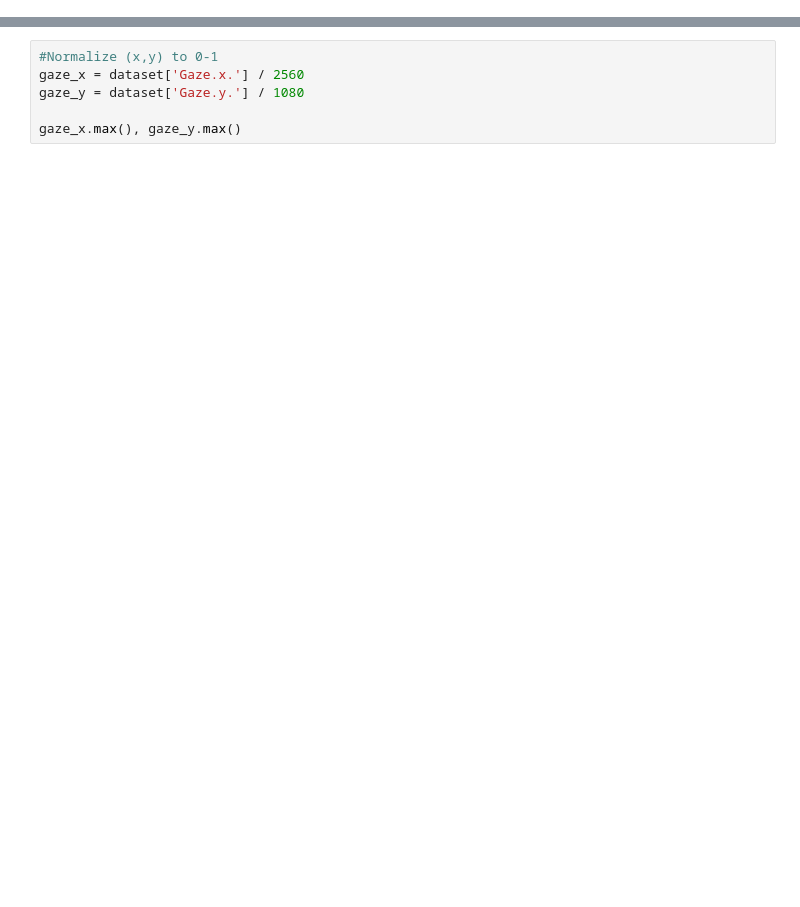
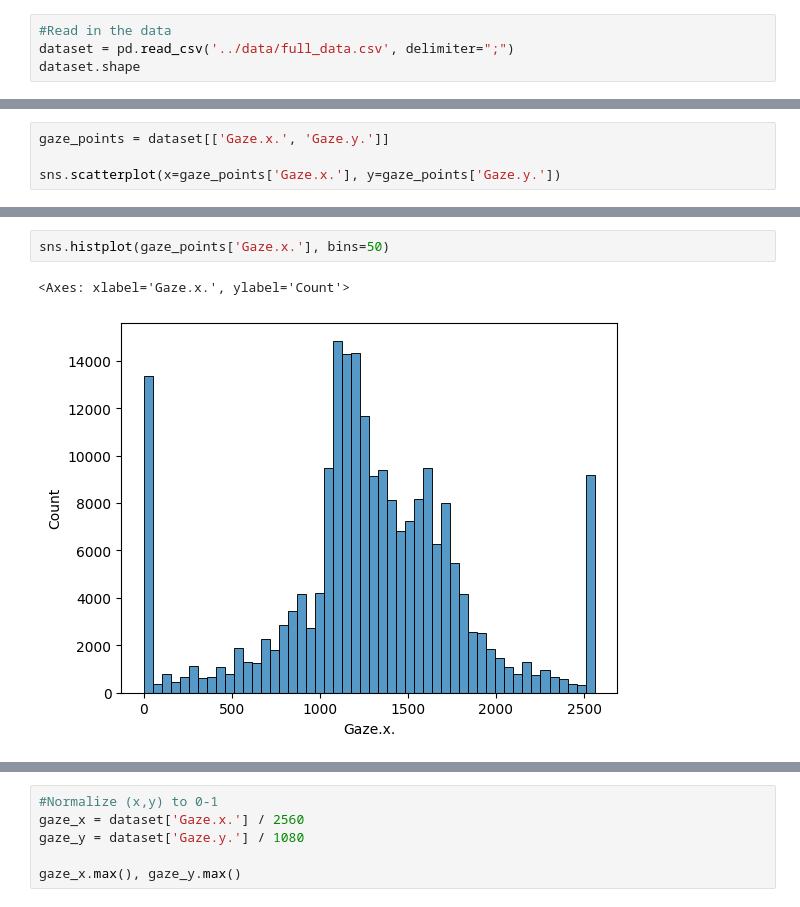
Before and after one commit to jerrymhuang/DreamDrone, a Jupyter notebook: FinalProject/exploration/hierarchical_gaze.ipynb, the cells around one changed output, grey strips where cells are left out. Cells and saved outputs as stored; diff of their text form; blank space fills up the shorter version.

Commit message:
Added hierarchical gaze data exploration

```diff
--- a/FinalProject/exploration/hierarchical_gaze.ipynb
+++ b/FinalProject/exploration/hierarchical_gaze.ipynb
@@ -36,0 +15,4 @@ dataset = pd.read_csv('../data/full_data.csv')
+# %%
+#Read in the data
+dataset = pd.read_csv('../data/full_data.csv', delimiter=";")
+dataset.shape
@@ -36,0 +44,4 @@ dataset = pd.read_csv('../data/full_data.csv')
+# %%
+gaze_points = dataset[['Gaze.x.', 'Gaze.y.']]
+
+sns.scatterplot(x=gaze_points['Gaze.x.'], y=gaze_points['Gaze.y.'])
@@ -36,0 +51,5 @@ dataset = pd.read_csv('../data/full_data.csv')
+# %%
+sns.histplot(gaze_points['Gaze.x.'], bins=50)
+# %% [output]
+<Axes: xlabel='Gaze.x.', ylabel='Count'>
+[figure, added]
```
Also changed, not shown: parts of 17 cells of this notebook.
